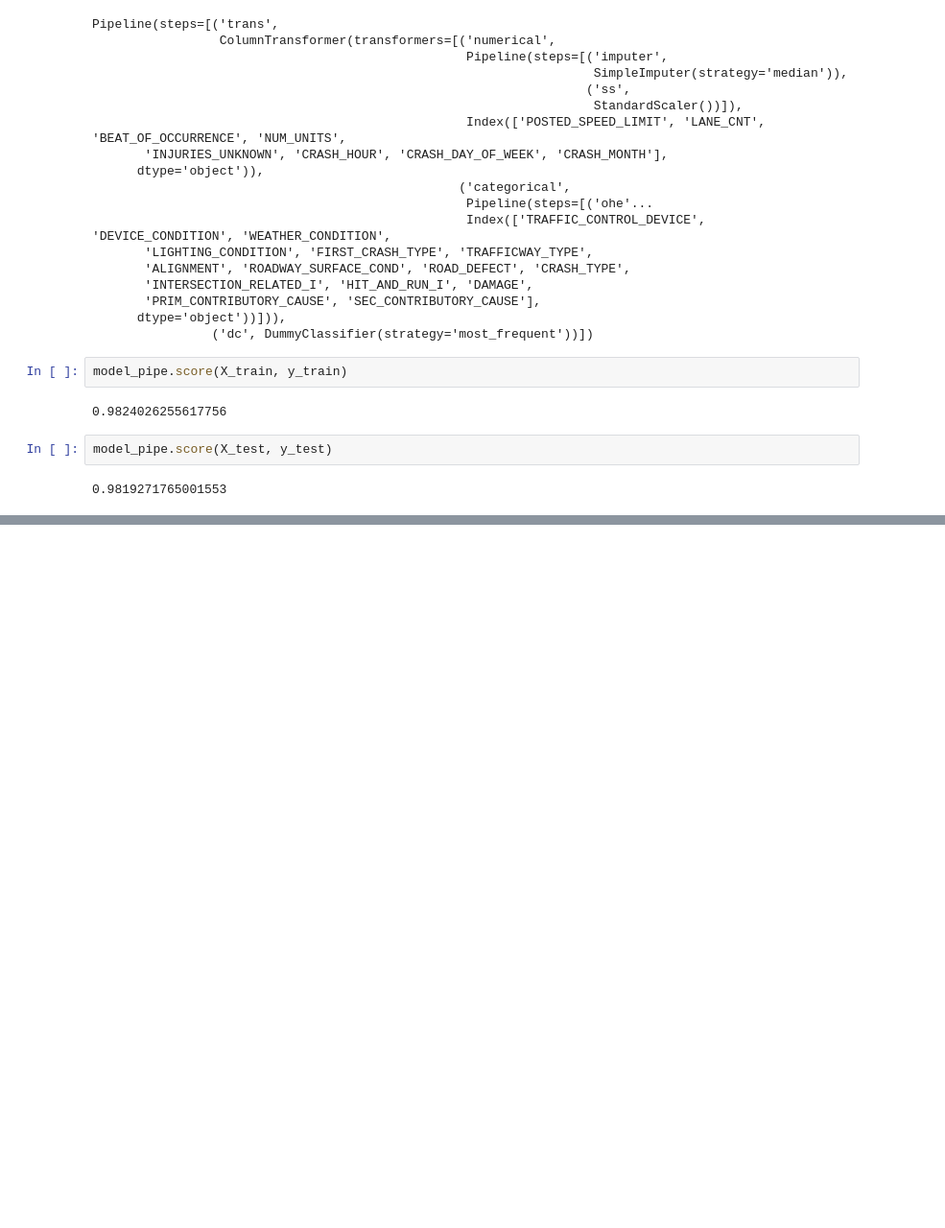
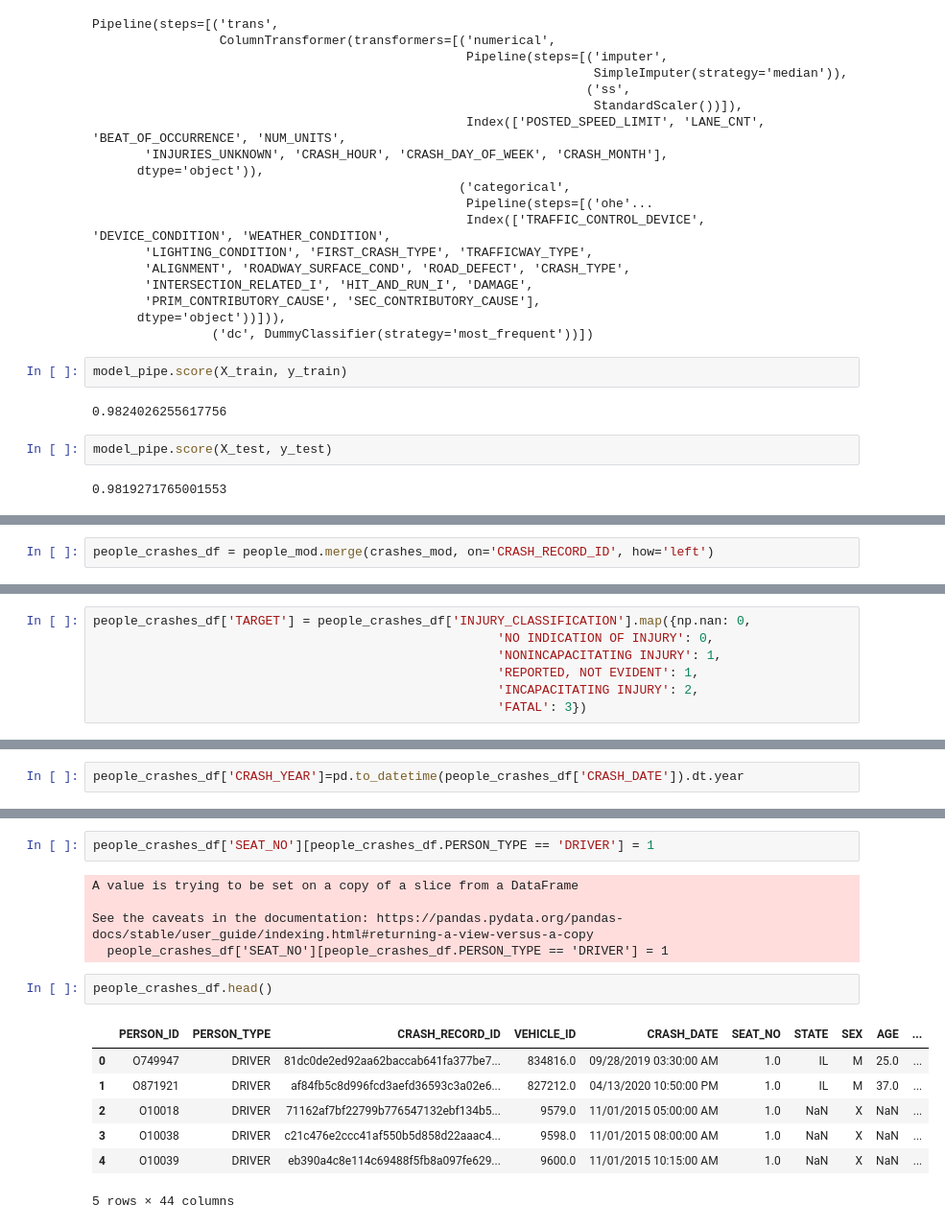
Before and after one commit to AngieKay/Chicago-Crashes, a Jupyter notebook: Meaghan_wn.ipynb, the cells around one changed output, grey strips where cells are left out. Shown at 96% size. Cells and saved outputs as stored; diff of their text form; blank space fills up the shorter version.

Commit message:
merged data

```diff
--- a/Meaghan_wn.ipynb
+++ b/Meaghan_wn.ipynb
@@ -349,0 +306,2 @@ model_pipe.score(X_test, y_test)
+# %%
+people_crashes_df = people_mod.merge(crashes_mod, on='CRASH_RECORD_ID', how='left')
@@ -349,0 +337,7 @@ model_pipe.score(X_test, y_test)
+# %%
+people_crashes_df['TARGET'] = people_crashes_df['INJURY_CLASSIFICATION'].map({np.nan: 0,
+                                                      'NO INDICATION OF INJURY': 0,
+                                                      'NONINCAPACITATING INJURY': 1,
+                                                      'REPORTED, NOT EVIDENT': 1,
+                                                      'INCAPACITATING INJURY': 2,
+                                                      'FATAL': 3})
@@ -349,0 +348,2 @@ model_pipe.score(X_test, y_test)
+# %%
+people_crashes_df['CRASH_YEAR']=pd.to_datetime(people_crashes_df['CRASH_DATE']).dt.year
@@ -349,0 +399,17 @@ model_pipe.score(X_test, y_test)
+# %%
+people_crashes_df['SEAT_NO'][people_crashes_df.PERSON_TYPE == 'DRIVER'] = 1
+# %% [output]
+A value is trying to be set on a copy of a slice from a DataFrame
+
+See the caveats in the documentation: https://pandas.pydata.org/pandas-docs/stable/user_guide/indexing.html#returning-a-view-versus-a-copy
+  people_crashes_df['SEAT_NO'][people_crashes_df.PERSON_TYPE == 'DRIVER'] = 1
+# %%
+people_crashes_df.head()
+# %% [output]
+|  | PERSON_ID | PERSON_TYPE | CRASH_RECORD_ID | VEHICLE_ID | CRASH_DATE | SEAT_NO | STATE | SEX | AGE | ... |
+| 0 | O749947 | DRIVER | 81dc0de2ed92aa62baccab641fa377be7... | 834816.0 | 09/28/2019 03:30:00 AM | 1.0 | IL | M | 25.0 | ... |
+| 1 | O871921 | DRIVER | af84fb5c8d996fcd3aefd36593c3a02e6... | 827212.0 | 04/13/2020 10:50:00 PM | 1.0 | IL | M | 37.0 | ... |
+| 2 | O10018 | DRIVER | 71162af7bf22799b776547132ebf134b5... | 9579.0 | 11/01/2015 05:00:00 AM | 1.0 | NaN | X | NaN | ... |
+| 3 | O10038 | DRIVER | c21c476e2ccc41af550b5d858d22aaac4... | 9598.0 | 11/01/2015 08:00:00 AM | 1.0 | NaN | X | NaN | ... |
+| 4 | O10039 | DRIVER | eb390a4c8e114c69488f5fb8a097fe629... | 9600.0 | 11/01/2015 10:15:00 AM | 1.0 | NaN | X | NaN | ... |
+5 rows × 44 columns
```
Also changed, not shown: parts of 48 cells of this notebook.
